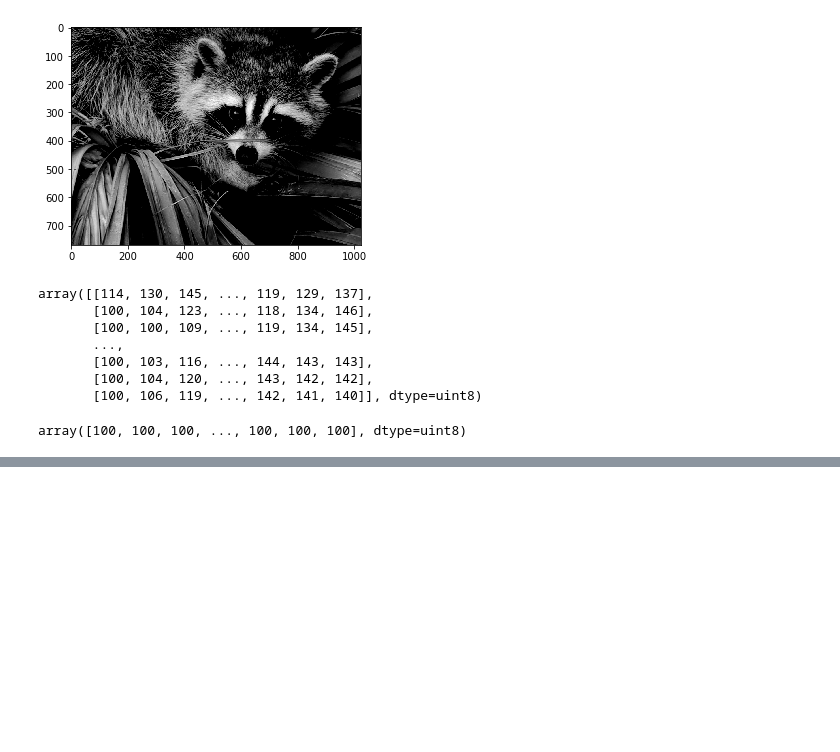
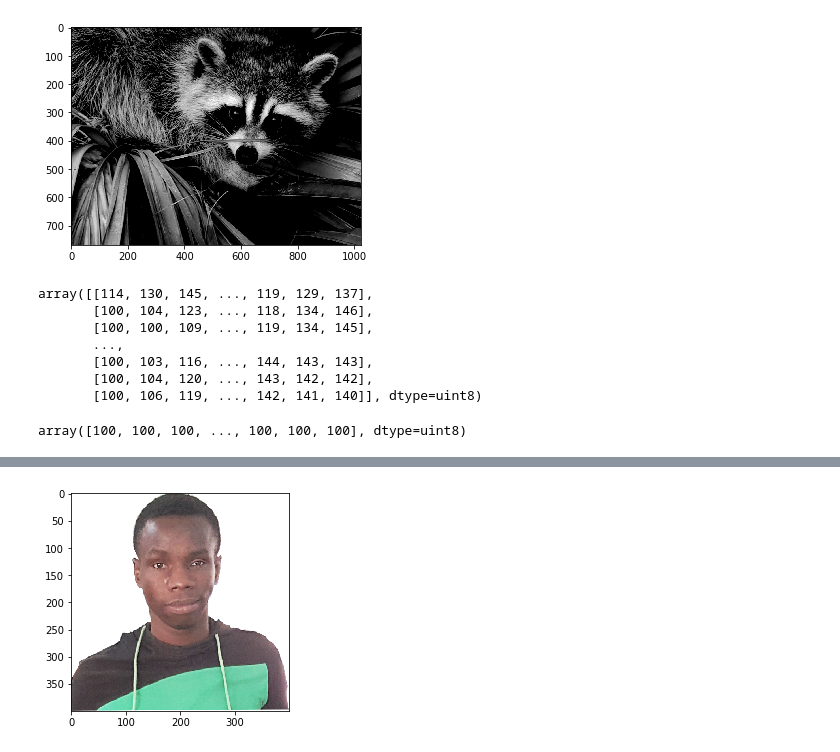
Before and after one commit to camara94/pythonspecialmachinelearning, a Jupyter notebook: numpyslicing.ipynb, the cells around one changed output, grey strips where cells are left out. Saved outputs shown, nothing was run; the diff lists cells and outputs as text; code cells hidden in the pictures; blank space fills up the shorter version.

```diff
--- a/numpyslicing.ipynb
+++ b/numpyslicing.ipynb
@@ -130,0 +160,5 @@ array([100, 100, 100, ..., 100, 100, 100], dtype=uint8)
+# %%
+plt.imshow(image, cmap=plt.cm.gray)
+plt.show()
+# %% [output]
+[figure, added]
```
Also changed, not shown: parts of 12 cells of this notebook, 4 other files.
